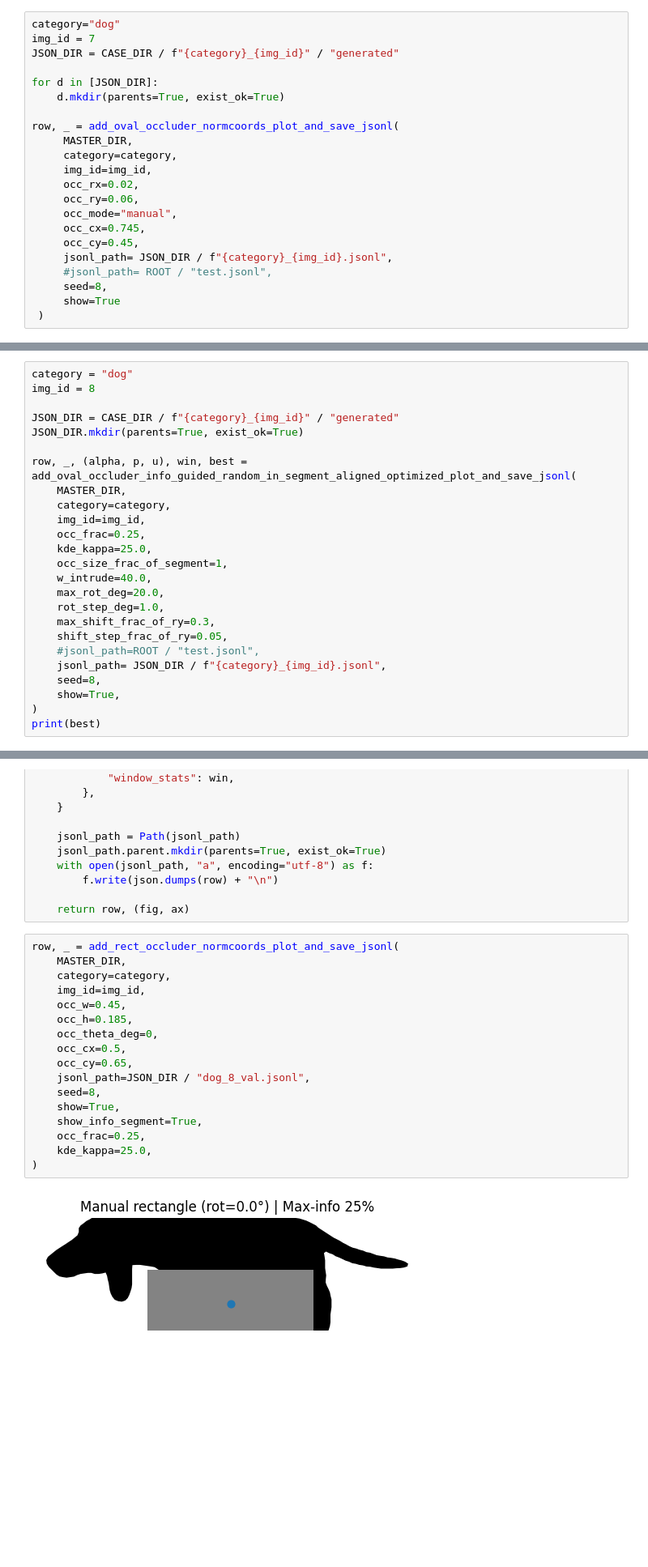
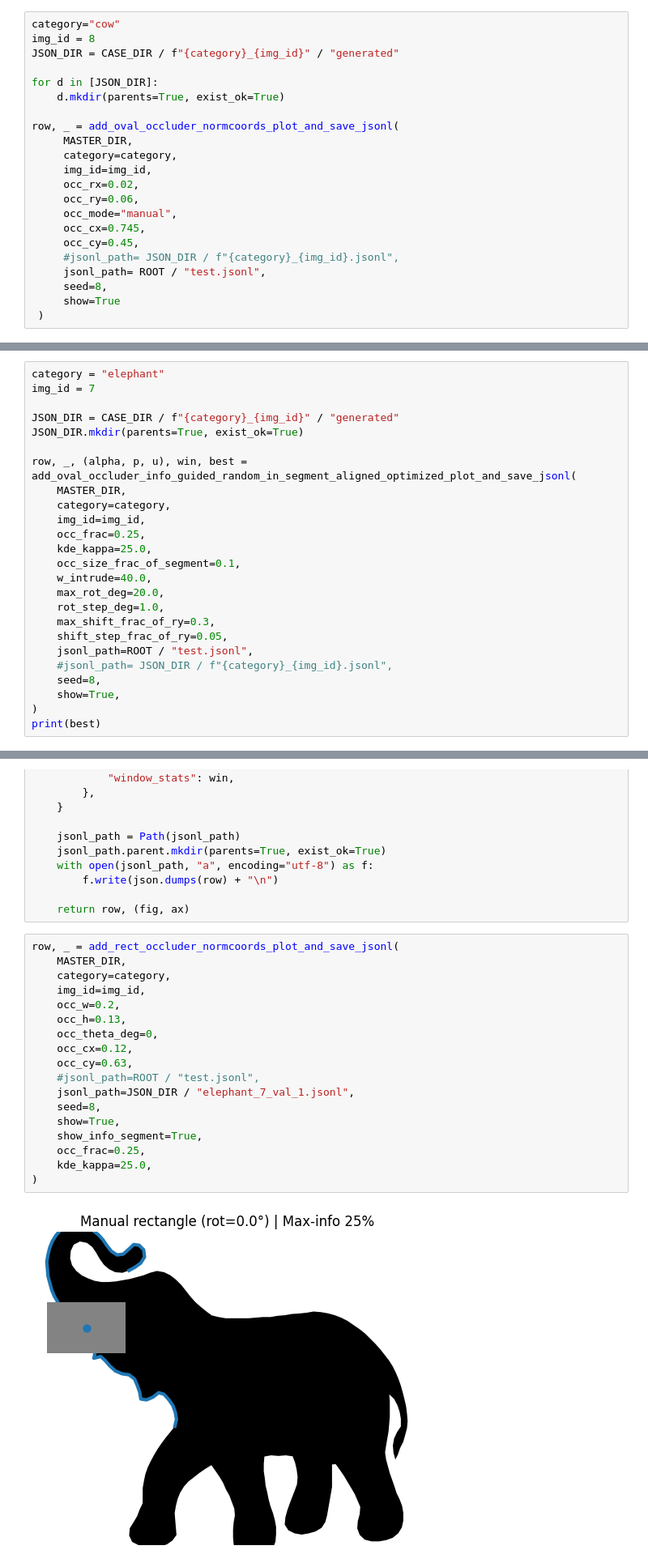
Before and after one commit to 05d762de69/monte-carlo-selection, a Jupyter notebook: notebooks/00_select new shape.ipynb, the cells around one changed output, grey strips where cells are left out. Shown at 81% size. Saved outputs shown, nothing was run; the diff lists cells and outputs as text; blank space fills up the shorter version.

```diff
--- a/notebooks/00_select new shape.ipynb
+++ b/notebooks/00_select new shape.ipynb
@@ -166,8 +166,8 @@ def add_oval_occluder_normcoords_plot_and_save_jsonl(
 
     return row, (fig, ax)
 # %%
-category="dog"
-img_id = 7
+category="cow"
+img_id = 8
 JSON_DIR = CASE_DIR / f"{category}_{img_id}" / "generated"
 
 for d in [JSON_DIR]:
@@ -182,8 +182,8 @@ row, _ = add_oval_occluder_normcoords_plot_and_save_jsonl(
      occ_mode="manual",
      occ_cx=0.745,
      occ_cy=0.45,
-     jsonl_path= JSON_DIR / f"{category}_{img_id}.jsonl",
-     #jsonl_path= ROOT / "test.jsonl",
+     #jsonl_path= JSON_DIR / f"{category}_{img_id}.jsonl",
+     jsonl_path= ROOT / "test.jsonl",
      seed=8,
      show=True
  )
@@ -974,8 +976,8 @@ def add_oval_occluder_info_guided_random_in_segment_aligned_optimized_plot_and_s
 
     return row, (fig, ax), (alpha, p, u), win, best
 # %%
-category = "dog"
-img_id = 8
+category = "elephant"
+img_id = 7
 
 JSON_DIR = CASE_DIR / f"{category}_{img_id}" / "generated"
 JSON_DIR.mkdir(parents=True, exist_ok=True)
@@ -986,14 +988,14 @@ row, _, (alpha, p, u), win, best = add_oval_occluder_info_guided_random_in_segme
     img_id=img_id,
     occ_frac=0.25,
     kde_kappa=25.0,
-    occ_size_frac_of_segment=1,
+    occ_size_frac_of_segment=0.1,
     w_intrude=40.0,
     max_rot_deg=20.0,
     rot_step_deg=1.0,
     max_shift_frac_of_ry=0.3,
     shift_step_frac_of_ry=0.05,
-    #jsonl_path=ROOT / "test.jsonl",
-    jsonl_path= JSON_DIR / f"{category}_{img_id}.jsonl",
+    jsonl_path=ROOT / "test.jsonl",
+    #jsonl_path= JSON_DIR / f"{category}_{img_id}.jsonl",
     seed=8,
     show=True,
 )
@@ -1187,19 +1189,20 @@ def add_rect_occluder_normcoords_plot_and_save_jsonl(
 # %%
 row, _ = add_rect_occluder_normcoords_plot_and_save_jsonl(
     MASTER_DIR,
     category=category,
     img_id=img_id,
-    occ_w=0.45,
-    occ_h=0.185,
+    occ_w=0.2,
+    occ_h=0.13,
     occ_theta_deg=0,
-    occ_cx=0.5,
-    occ_cy=0.65,
-    jsonl_path=JSON_DIR / "dog_8_val.jsonl",
+    occ_cx=0.12,
+    occ_cy=0.63,
+    #jsonl_path=ROOT / "test.jsonl",
+    jsonl_path=JSON_DIR / "elephant_7_val_1.jsonl",
     seed=8,
     show=True,
     show_info_segment=True,
     occ_frac=0.25,
     kde_kappa=25.0,
 )
 # %% [output]
-[figure, old version]
+[figure, new version]
```
Also changed, not shown: parts of 2 cells of this notebook, 9 other files.
